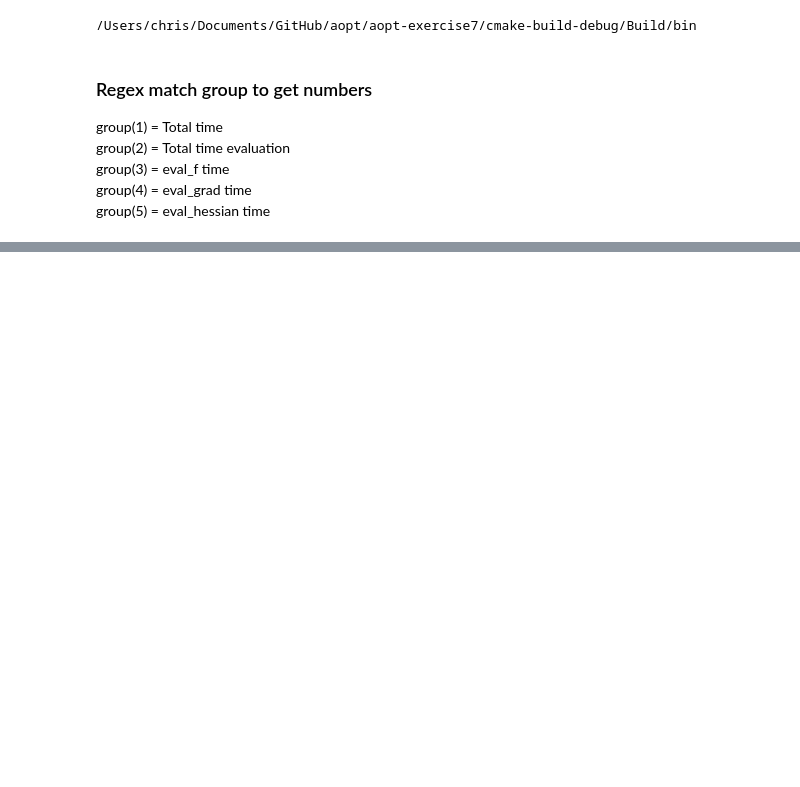
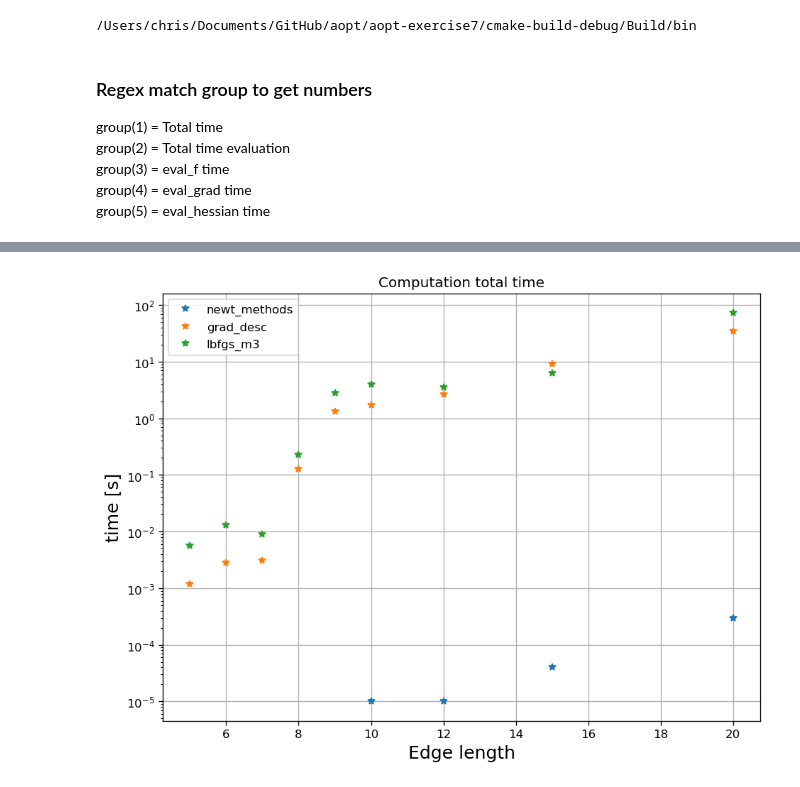
Before and after one commit to Shurikal/aopt, a Jupyter notebook: aopt-exercise7/create_data.ipynb, the cells around one changed output, grey strips where cells are left out. Cells and saved outputs as stored; diff of their text form; code cells hidden in the pictures; blank space fills up the shorter version.

```diff
--- a/aopt-exercise7/create_data.ipynb
+++ b/aopt-exercise7/create_data.ipynb
@@ -187,0 +162,24 @@ df
+# %%
+dic = {}
+spring_type = "Spring without length"
+
+for column in results["Spring without length"]["5"]:
+
+    dic[column]= {
+    "Command run" : [],
+    "Total time" : [],
+    "Total time evaluation" : [],
+    "eval_f time" : [],
+    "eval_grad time" : [],
+    "eval_hessian time" : [],
+    "Initial MassSpring system energy" : [],
+    "Objective Function Value" : []
+    }
+
+    for dim in dimensions:
+        for key in dic[column]:
+            value = results[spring_type][str(dim)][column][key]
+            if is_float(value):
+                dic[column][key].append(float(value))
+            else:
+                dic[column][key].append(value)
@@ -187,0 +206,23 @@ df
+# %%
+import matplotlib.pyplot as plt
+
+fig, ax = plt.subplots(figsize=(8, 6), dpi=120)
+ax.semilogy(dimensions,dic["newt_methods"]["eval_f time"], linestyle='None', marker='*')
+ax.semilogy( dimensions,dic["grad_desc"]["eval_f time"], linestyle='None', marker='*')
+ax.semilogy( dimensions,dic["lbfgs_m3"]["eval_f time"], linestyle='None', marker='*')
+
+
+
+ax.legend(["newt_methods","grad_desc","lbfgs_m3"])
+
+
+ax.set_xlabel(r'Edge length', fontsize=15)
+ax.set_ylabel(r'time [s]', fontsize=15)
+ax.set_title('Computation total time')
+
+ax.grid(True)
+fig.tight_layout()
+
+plt.show()
+# %% [output]
+[figure, added]
```
Also changed, not shown: parts of 12 cells of this notebook, 4 other files.
